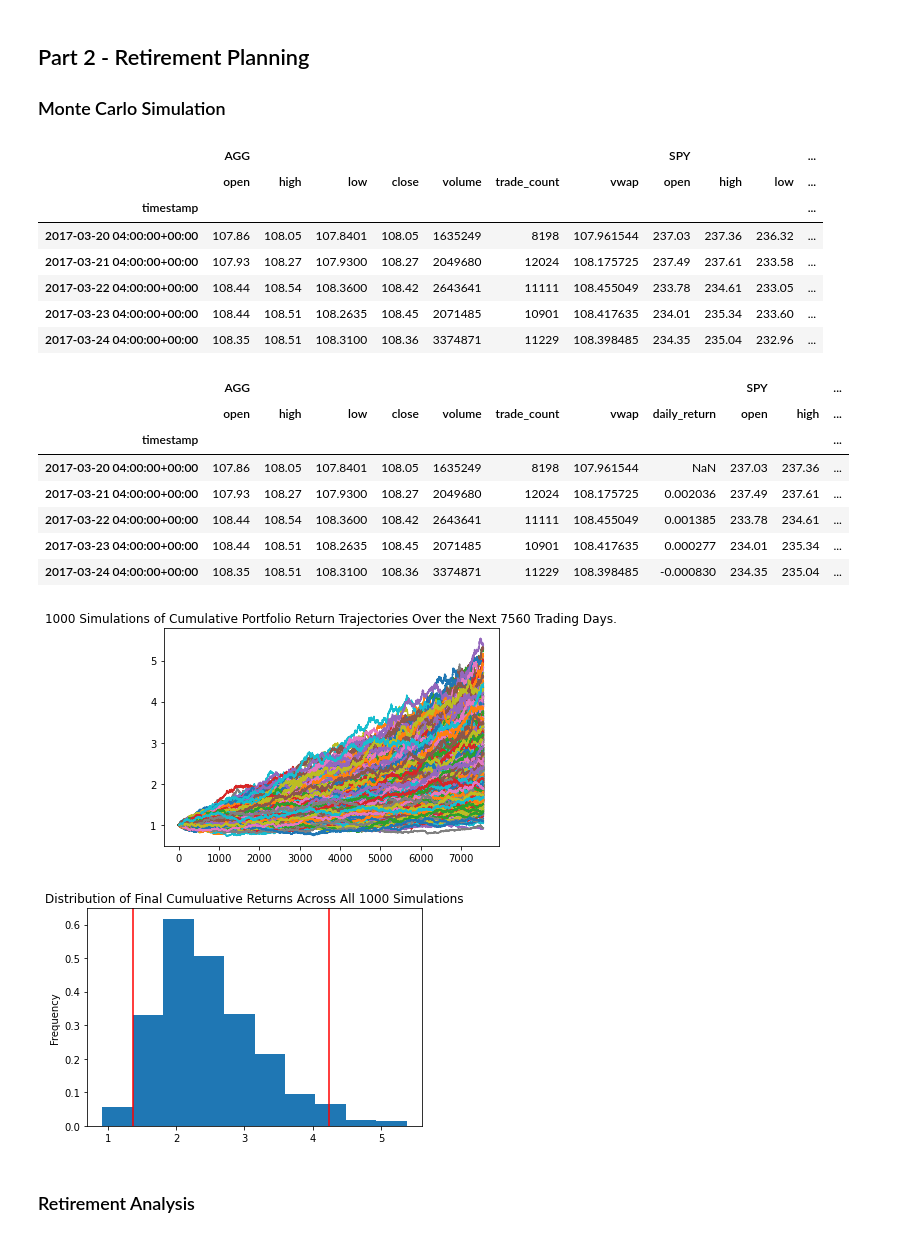
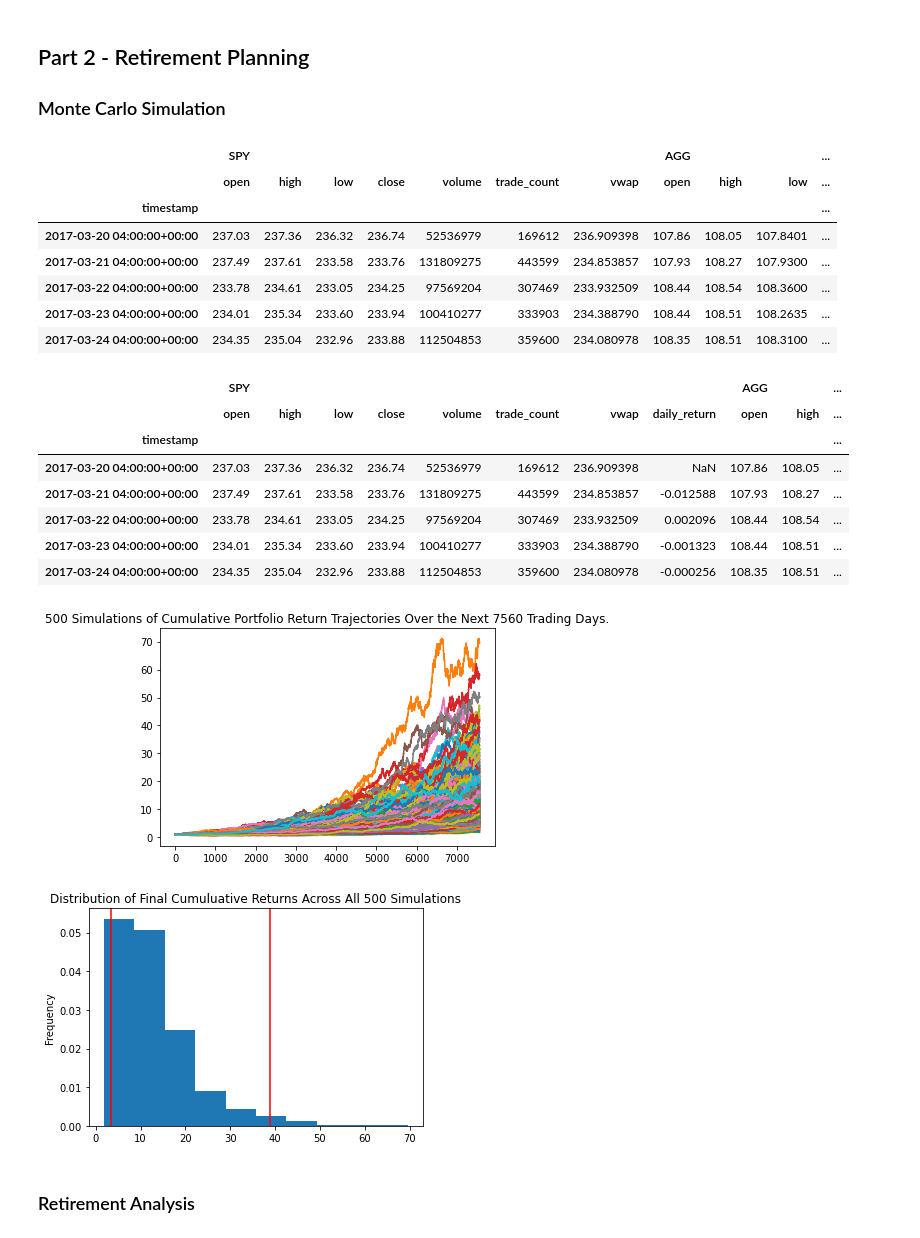
Before and after one commit to a-altman/api-financial-planning, a Jupyter notebook: financial-planner.ipynb, the cells around one changed output. Saved outputs shown, nothing was run; the diff lists cells and outputs as text; code cells hidden in the pictures.

```diff
--- a/financial-planner.ipynb
+++ b/financial-planner.ipynb
@@ -172,10 +172,10 @@ Congratulations! Your total savings of $108755.72 is enough money in case of an
 start_date = pd.Timestamp('2017-03-18', tz='America/New_York').isoformat()
 end_date = pd.Timestamp('2022-03-18', tz='America/New_York').isoformat()
 # %%
-# Get 5 years' worth of historical data for AGG and SPY
+# Get 5 years' worth of historical data for SPY and AGG
 stock_data_df = {
-    "AGG":get_company("AGG", start_date, end_date, tradeapi),
-    "SPY":get_company("SPY", start_date, end_date, tradeapi)
+    "SPY":get_company("SPY", start_date, end_date, tradeapi),
+    "AGG":get_company("AGG", start_date, end_date, tradeapi)
 }
 # Preview DataFrame
 full_stock_data = pd.concat(stock_data_df.values(), keys=stock_data_df.keys(), axis="columns")
@@ -184,33 +184,33 @@ full_stock_data = pd.concat(stock_data_df.values(), keys=stock_data_df.keys(), a
 # Display sample data
 full_stock_data.head()
 # %% [output]
-|  | AGG |  |  |  |  |  |  | SPY |  |  | ... |
+|  | SPY |  |  |  |  |  |  | AGG |  |  | ... |
 |  | open | high | low | close | volume | trade_count | vwap | open | high | low | ... |
 | timestamp |  |  |  |  |  |  |  |  |  |  | ... |
-| 2017-03-20 04:00:00+00:00 | 107.86 | 108.05 | 107.8401 | 108.05 | 1635249 | 8198 | 107.961544 | 237.03 | 237.36 | 236.32 | ... |
-| 2017-03-21 04:00:00+00:00 | 107.93 | 108.27 | 107.9300 | 108.27 | 2049680 | 12024 | 108.175725 | 237.49 | 237.61 | 233.58 | ... |
-| 2017-03-22 04:00:00+00:00 | 108.44 | 108.54 | 108.3600 | 108.42 | 2643641 | 11111 | 108.455049 | 233.78 | 234.61 | 233.05 | ... |
-| 2017-03-23 04:00:00+00:00 | 108.44 | 108.51 | 108.2635 | 108.45 | 2071485 | 10901 | 108.417635 | 234.01 | 235.34 | 233.60 | ... |
-| 2017-03-24 04:00:00+00:00 | 108.35 | 108.51 | 108.3100 | 108.36 | 3374871 | 11229 | 108.398485 | 234.35 | 235.04 | 232.96 | ... |
+| 2017-03-20 04:00:00+00:00 | 237.03 | 237.36 | 236.32 | 236.74 | 52536979 | 169612 | 236.909398 | 107.86 | 108.05 | 107.8401 | ... |
+| 2017-03-21 04:00:00+00:00 | 237.49 | 237.61 | 233.58 | 233.76 | 131809275 | 443599 | 234.853857 | 107.93 | 108.27 | 107.9300 | ... |
+| 2017-03-22 04:00:00+00:00 | 233.78 | 234.61 | 233.05 | 234.25 | 97569204 | 307469 | 233.932509 | 108.44 | 108.54 | 108.3600 | ... |
+| 2017-03-23 04:00:00+00:00 | 234.01 | 235.34 | 233.60 | 233.94 | 100410277 | 333903 | 234.388790 | 108.44 | 108.51 | 108.2635 | ... |
+| 2017-03-24 04:00:00+00:00 | 234.35 | 235.04 | 232.96 | 233.88 | 112504853 | 359600 | 234.080978 | 108.35 | 108.51 | 108.3100 | ... |
 # %%
 # Configuring a Monte Carlo simulation to forecast 30 years cumulative returns
-MC_8020 = MCSimulation(
+MC_30yr = MCSimulation(
     portfolio_data=full_stock_data,
-    weights= [0.80, 0.20],
-    num_simulation= 1000,
+    weights= [0.60, 0.40],
+    num_simulation= 500,
     num_trading_days= 252 * 30
 )
 # %%
 # Printing the simulation input data
-MC_8020.portfolio_data.head()
+MC_30yr.portfolio_data.head()
 # %% [output]
-|  | AGG |  |  |  |  |  |  |  | SPY |  | ... |
+|  | SPY |  |  |  |  |  |  |  | AGG |  | ... |
 |  | open | high | low | close | volume | trade_count | vwap | daily_return | open | high | ... |
 | timestamp |  |  |  |  |  |  |  |  |  |  | ... |
-| 2017-03-20 04:00:00+00:00 | 107.86 | 108.05 | 107.8401 | 108.05 | 1635249 | 8198 | 107.961544 | NaN | 237.03 | 237.36 | ... |
-| 2017-03-21 04:00:00+00:00 | 107.93 | 108.27 | 107.9300 | 108.27 | 2049680 | 12024 | 108.175725 | 0.002036 | 237.49 | 237.61 | ... |
-| 2017-03-22 04:00:00+00:00 | 108.44 | 108.54 | 108.3600 | 108.42 | 2643641 | 11111 | 108.455049 | 0.001385 | 233.78 | 234.61 | ... |
-| 2017-03-23 04:00:00+00:00 | 108.44 | 108.51 | 108.2635 | 108.45 | 2071485 | 10901 | 108.417635 | 0.000277 | 234.01 | 235.34 | ... |
-| 2017-03-24 04:00:00+00:00 | 108.35 | 108.51 | 108.3100 | 108.36 | 3374871 | 11229 | 108.398485 | -0.000830 | 234.35 | 235.04 | ... |
+| 2017-03-20 04:00:00+00:00 | 237.03 | 237.36 | 236.32 | 236.74 | 52536979 | 169612 | 236.909398 | NaN | 107.86 | 108.05 | ... |
+| 2017-03-21 04:00:00+00:00 | 237.49 | 237.61 | 233.58 | 233.76 | 131809275 | 443599 | 234.853857 | -0.012588 | 107.93 | 108.27 | ... |
+| 2017-03-22 04:00:00+00:00 | 233.78 | 234.61 | 233.05 | 234.25 | 97569204 | 307469 | 233.932509 | 0.002096 | 108.44 | 108.54 | ... |
+| 2017-03-23 04:00:00+00:00 | 234.01 | 235.34 | 233.60 | 233.94 | 100410277 | 333903 | 234.388790 | -0.001323 | 108.44 | 108.51 | ... |
+| 2017-03-24 04:00:00+00:00 | 234.35 | 235.04 | 232.96 | 233.88 | 112504853 | 359600 | 234.080978 | -0.000256 | 108.35 | 108.51 | ... |
 # %%
 # Running a Monte Carlo simulation to forecast 30 years cumulative returns
@@ -218,13 +218,13 @@ MC_8020.calc_cumulative_return()
 # %%
 # Plot simulation outcomes
-mc_line_plot = MC_8020.plot_simulation()
+mc_30yr_line_plot = MC_30yr.plot_simulation()
 # %% [output]
-[figure, old version]
+[figure, new version]
 # %%
 # Plot probability distribution and confidence intervals
-mc_dist_plot = MC_8020.plot_distribution()
+mc_30yr_dist_plot = MC_30yr.plot_distribution()
 # %% [output]
-[figure, old version]
+[figure, new version]
 # %% [markdown]
 ### Retirement Analysis
 # %%
```
Also changed, not shown: parts of 23 cells of this notebook, 1 other file.
